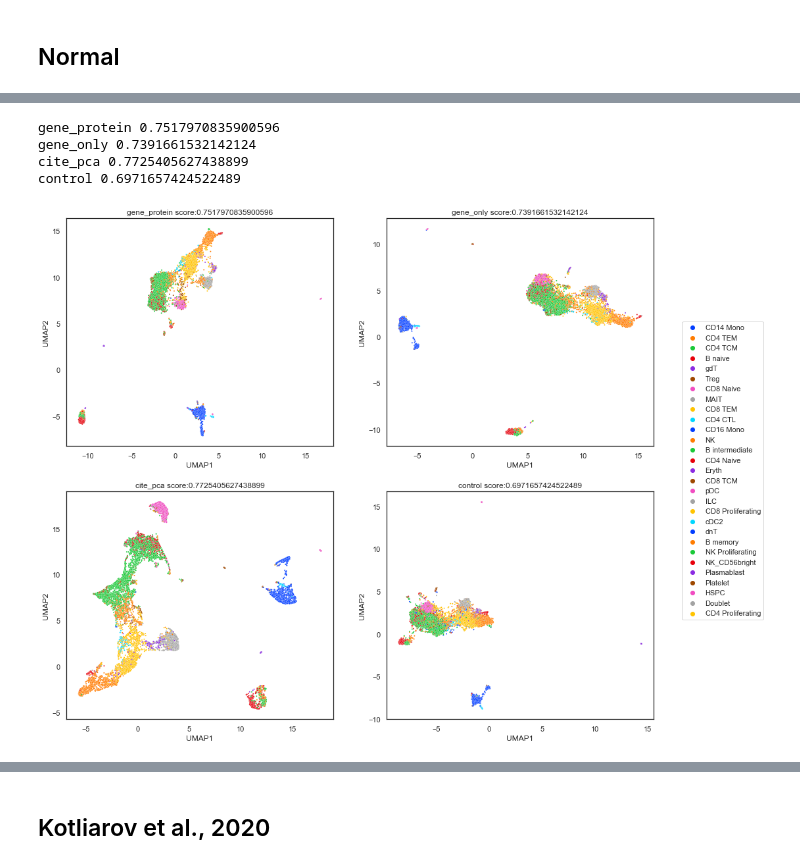
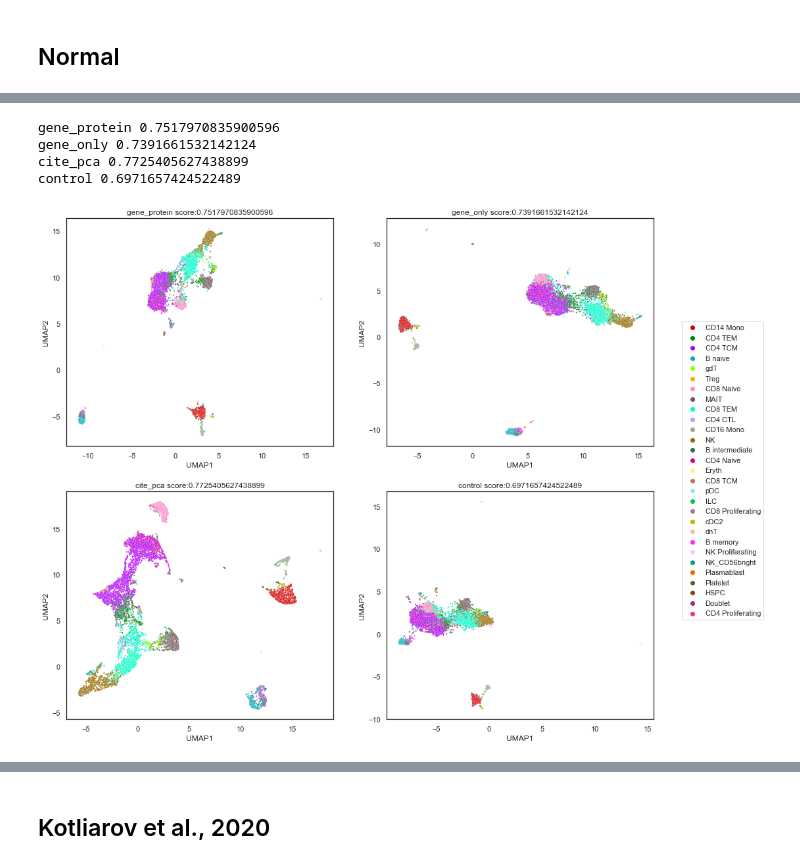
Before and after one commit to TingWeee/scMultiomics_DeepLearning, a Jupyter notebook: Analysis Plots.ipynb, the cells around one changed output, grey strips where cells are left out. Saved outputs shown, nothing was run; the diff lists cells and outputs as text; code cells hidden in the pictures.

```diff
--- a/Analysis Plots.ipynb
+++ b/Analysis Plots.ipynb
@@ -75,9 +101,9 @@ control 0.7298798458399456
 # %%
-plotReloadedObj("saved_datasetObjs/GSM5073071.pickle",'predicted.celltype.l2')
+plotReloadedObj("saved_datasetObjs/GSM5073071.pickle",'predicted.celltype.l2', colormap = cc.glasbey_light, saveplot ="figures/GSM5073071.png")
 # %% [output]
 gene_protein 0.7517970835900596
 gene_only 0.7391661532142124
 cite_pca 0.7725405627438899
 control 0.6971657424522489
-[figure, old version]
+[figure, new version]
 # %%
```
Also changed, not shown: parts of 15 cells of this notebook, 12 other files.
